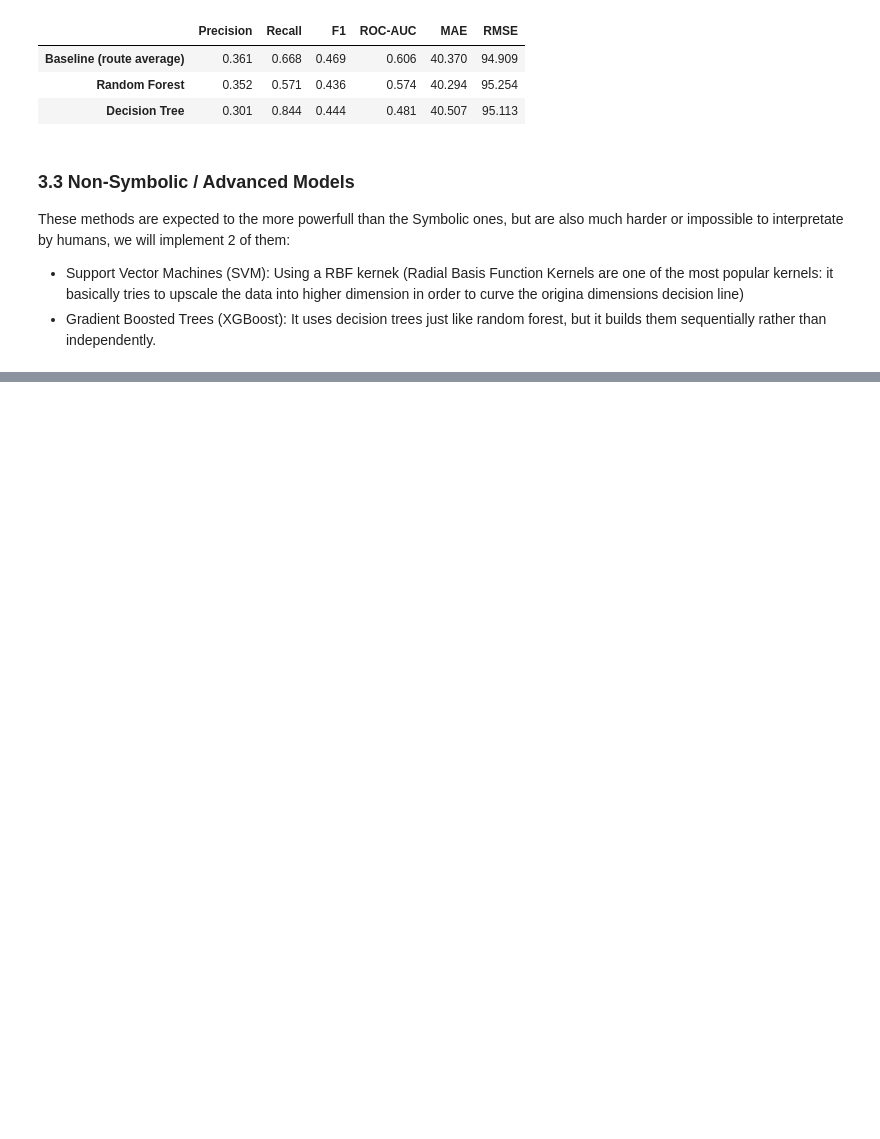
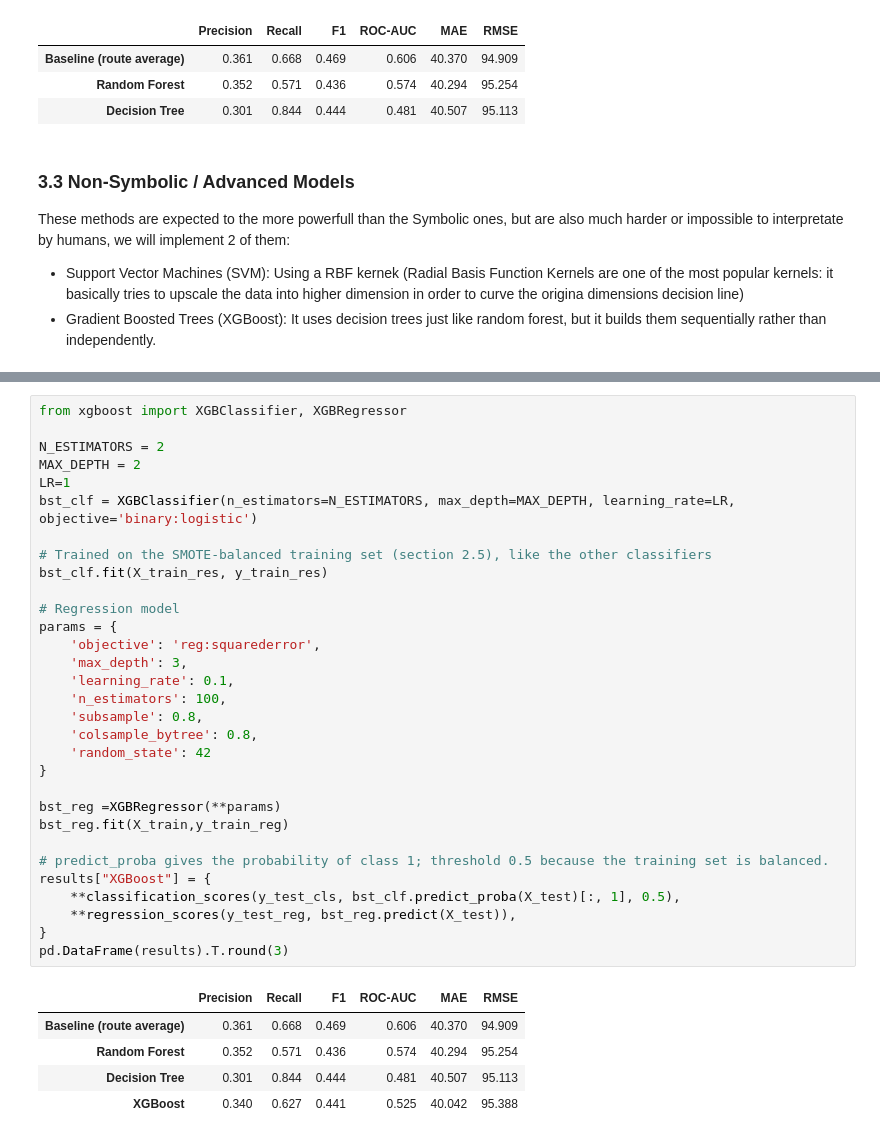
Before and after one commit to Ivangb-626/Data-mining, a Jupyter notebook: flight_prediction.ipynb, the cells around one changed output, grey strips where cells are left out. Saved outputs shown, nothing was run; the diff lists cells and outputs as text; blank space fills up the shorter version.

Commit message:
feat: XGBoost implementation

```diff
--- a/flight_prediction.ipynb
+++ b/flight_prediction.ipynb
@@ -632,0 +629,37 @@ pd.DataFrame(results).T.round(3)
+# %%
+from xgboost import XGBClassifier, XGBRegressor
+
+N_ESTIMATORS = 2
+MAX_DEPTH = 2
+LR=1
+bst_clf = XGBClassifier(n_estimators=N_ESTIMATORS, max_depth=MAX_DEPTH, learning_rate=LR, objective='binary:logistic')
+
+# Trained on the SMOTE-balanced training set (section 2.5), like the other classifiers
+bst_clf.fit(X_train_res, y_train_res)
+
+# Regression model
+params = {
+    'objective': 'reg:squarederror',
+    'max_depth': 3,
+    'learning_rate': 0.1,
+    'n_estimators': 100,
+    'subsample': 0.8,
+    'colsample_bytree': 0.8,
+    'random_state': 42
+}
+
+bst_reg =XGBRegressor(**params)
+bst_reg.fit(X_train,y_train_reg)
+
+# predict_proba gives the probability of class 1; threshold 0.5 because the training set is balanced.
+results["XGBoost"] = {
+    **classification_scores(y_test_cls, bst_clf.predict_proba(X_test)[:, 1], 0.5),
+    **regression_scores(y_test_reg, bst_reg.predict(X_test)),
+}
+pd.DataFrame(results).T.round(3)
+# %% [output]
+|  | Precision | Recall | F1 | ROC-AUC | MAE | RMSE |
+| Baseline (route average) | 0.361 | 0.668 | 0.469 | 0.606 | 40.370 | 94.909 |
+| Random Forest | 0.352 | 0.571 | 0.436 | 0.574 | 40.294 | 95.254 |
+| Decision Tree | 0.301 | 0.844 | 0.444 | 0.481 | 40.507 | 95.113 |
+| XGBoost | 0.340 | 0.627 | 0.441 | 0.525 | 40.042 | 95.388 |
```
Also changed, not shown: parts of 2 cells of this notebook.
